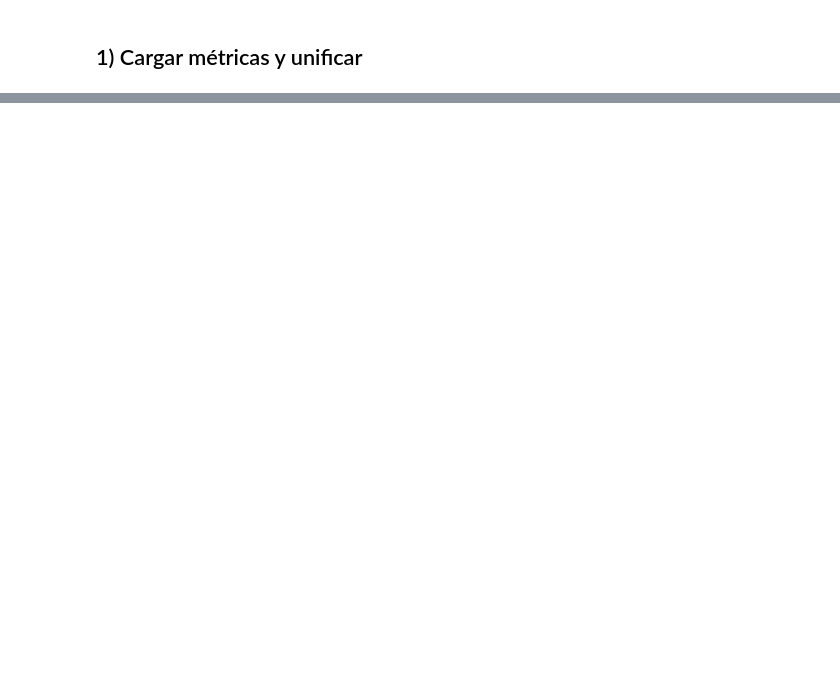
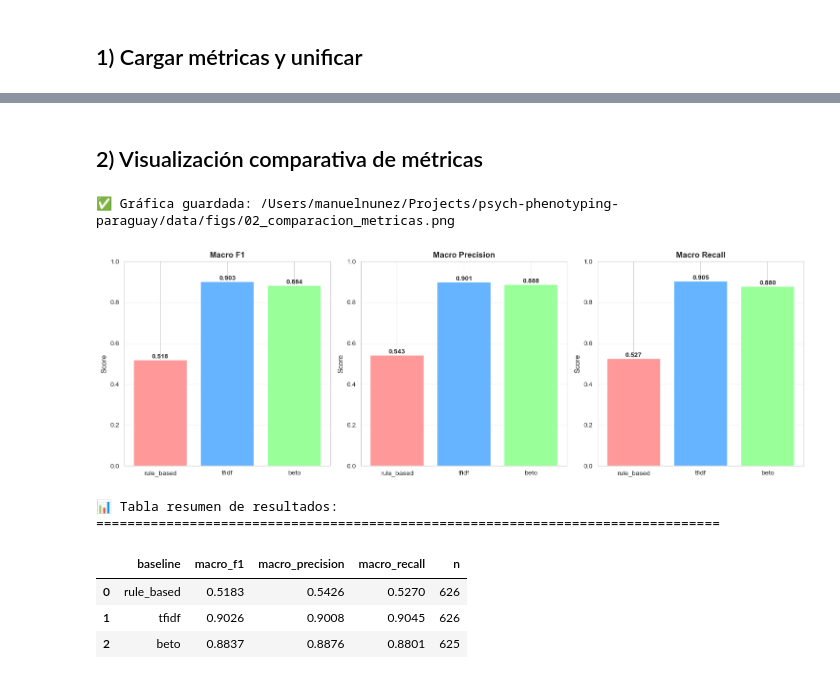
Before and after one commit to manununhez/psych-phenotyping-paraguay, a Jupyter notebook: notebooks/02_comparacion_resultados.ipynb, the cells around one changed output, grey strips where cells are left out. Drawn from its saved outputs; the diff is of its cells as text; code cells hidden in the pictures; blank space fills up the shorter version.

```diff
--- a/notebooks/02_comparacion_resultados.ipynb
+++ b/notebooks/02_comparacion_resultados.ipynb
@@ -86,0 +107,63 @@ comp
+# %% [markdown]
+## 2) Visualización comparativa de métricas
+# %%
+# ===============================================================
+# Gráfica de barras comparativa de métricas principales
+# ===============================================================
+
+# Filtrar solo baselines con métricas (no None)
+comp_clean = comp[comp['macro_f1'].notna()].copy()
+
+if len(comp_clean) == 0:
+    print("⚠️ No hay métricas disponibles para visualizar.")
+    print("   Ejecuta los 3 baselines primero.")
+else:
+    # Preparar datos para plotting
+    metrics_to_plot = ['macro_f1', 'macro_precision', 'macro_recall']
+
+    fig, axes = plt.subplots(1, 3, figsize=(15, 5))
+
+    for idx, metric in enumerate(metrics_to_plot):
+        ax = axes[idx]
+
+        # Crear barplot
+        bars = ax.bar(comp_clean['baseline'], comp_clean[metric],
+                      color=['#ff9999', '#66b3ff', '#99ff99'][:len(comp_clean)])
+
+        # Añadir valores encima de las barras
+        for bar in bars:
+            height = bar.get_height()
+            ax.text(bar.get_x() + bar.get_width()/2., height,
+                   f'{height:.3f}',
+                   ha='center', va='bottom', fontsize=10, fontweight='bold')
+
+        # Configurar ejes
+        ax.set_ylim(0, 1.0)
+        ax.set_ylabel('Score', fontsize=11)
+        ax.set_title(metric.replace('_', ' ').title(), fontsize=12, fontweight='bold')
+        ax.grid(axis='y', alpha=0.3)
+
+    plt.tight_layout()
+    plt.savefig(FIGS_PATH / '02_comparacion_metricas.png', dpi=150, bbox_inches='tight')
+    print(f"✅ Gráfica guardada: {FIGS_PATH / '02_comparacion_metricas.png'}")
+    plt.show()
+
+    # Mostrar tabla resumen
+    print("\n📊 Tabla resumen de resultados:")
+    print("="*80)
+    display(comp_clean.style.format({
+        'macro_f1': '{:.4f}',
+        'macro_precision': '{:.4f}',
+        'macro_recall': '{:.4f}',
+        'n': '{:.0f}'
+    }).background_gradient(subset=['macro_f1', 'macro_precision', 'macro_recall'],
+                           cmap='RdYlGn', vmin=0, vmax=1))
+# %% [output]
+✅ Gráfica guardada: /Users/manuelnunez/Projects/psych-phenotyping-paraguay/data/figs/02_comparacion_metricas.png
+[figure, added]
+📊 Tabla resumen de resultados:
+================================================================================
+|  | baseline | macro_f1 | macro_precision | macro_recall | n |
+| 0 | rule_based | 0.5183 | 0.5426 | 0.5270 | 626 |
+| 1 | tfidf | 0.9026 | 0.9008 | 0.9045 | 626 |
+| 2 | beto | 0.8837 | 0.8876 | 0.8801 | 625 |
```
Also changed, not shown: parts of 6 cells of this notebook, 7 other files.
